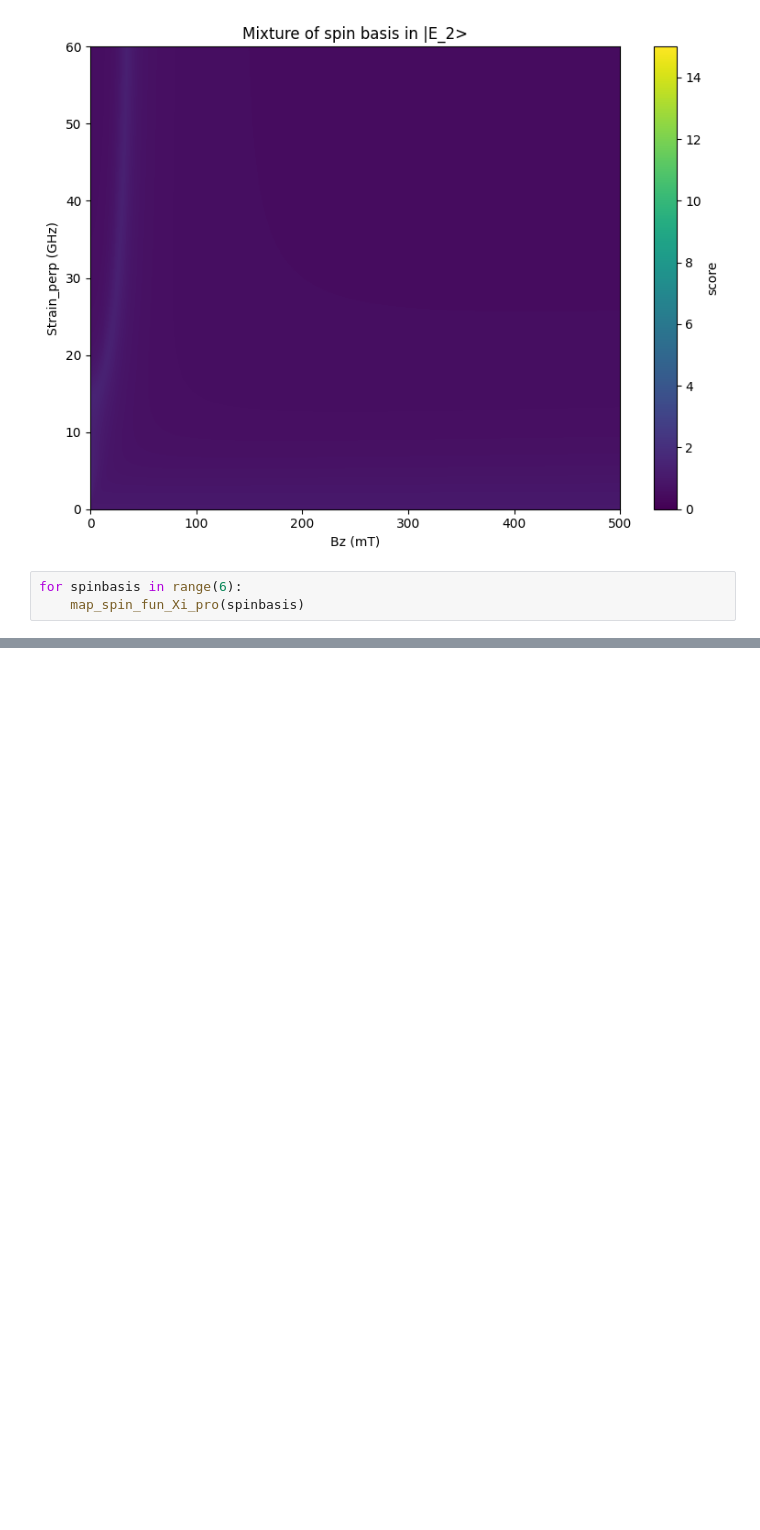
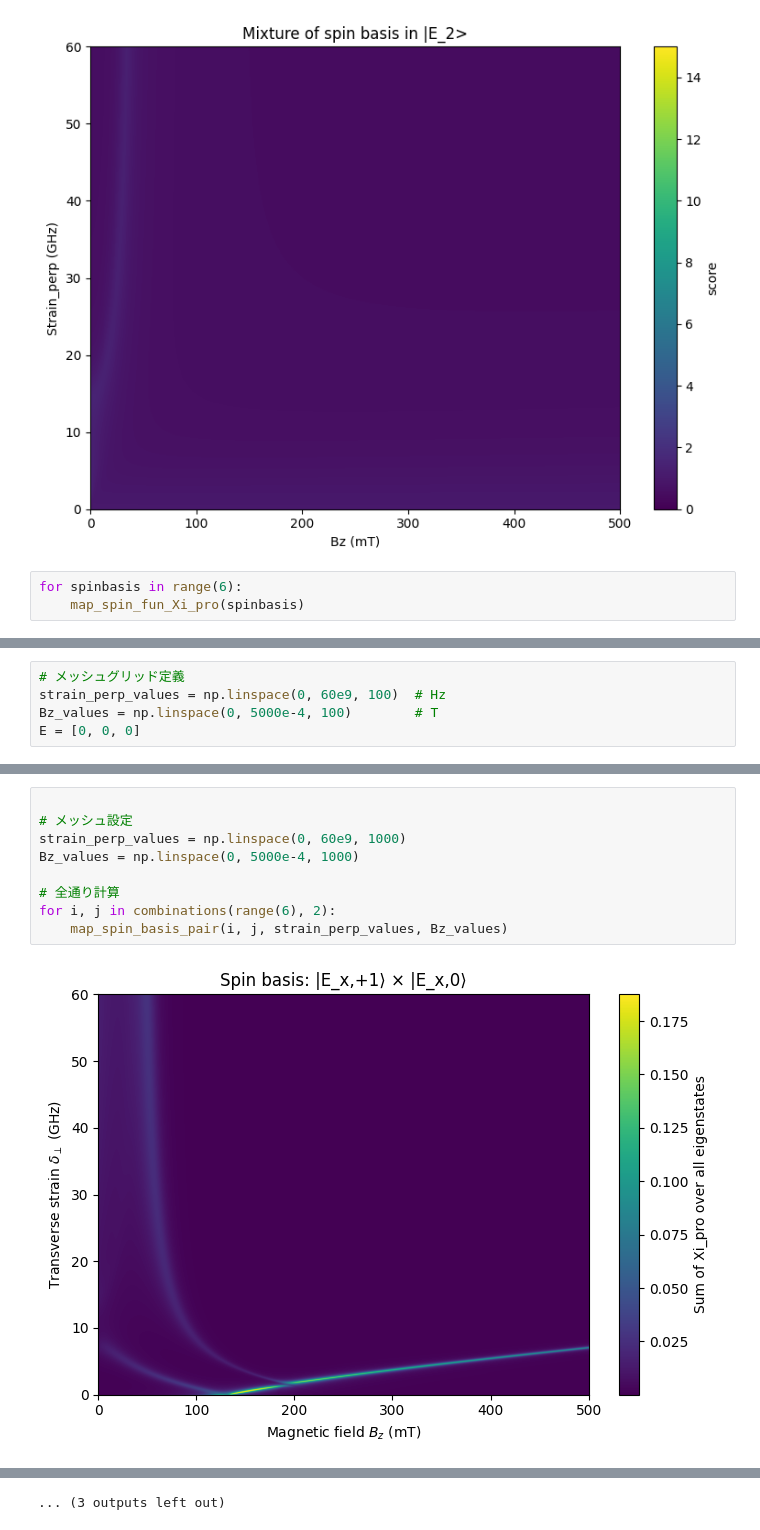
Before and after one commit to Risei412/EIT, a Jupyter notebook: Inte_mapping of spin state .ipynb, the cells around one changed output, grey strips where cells are left out. Cells and saved outputs as stored; diff of their text form; blank space fills up the shorter version.

```diff
--- a/Inte_mapping of spin state .ipynb
+++ b/Inte_mapping of spin state .ipynb
@@ -216,0 +269,5 @@ for spinbasis in range(6):
+# %%
+# メッシュグリッド定義
+strain_perp_values = np.linspace(0, 60e9, 100)  # Hz
+Bz_values = np.linspace(0, 5000e-4, 100)        # T
+E = [0, 0, 0]
@@ -216,0 +356,11 @@ for spinbasis in range(6):
+# %%
+
+# メッシュ設定
+strain_perp_values = np.linspace(0, 60e9, 1000)
+Bz_values = np.linspace(0, 5000e-4, 1000)
+
+# 全通り計算
+for i, j in combinations(range(6), 2):
+    map_spin_basis_pair(i, j, strain_perp_values, Bz_values)
+# %% [output]
+[figure, added]
@@ -216,0 +378 @@ for spinbasis in range(6):
+... (3 outputs left out)
```
Also changed, not shown: parts of 11 cells of this notebook.
